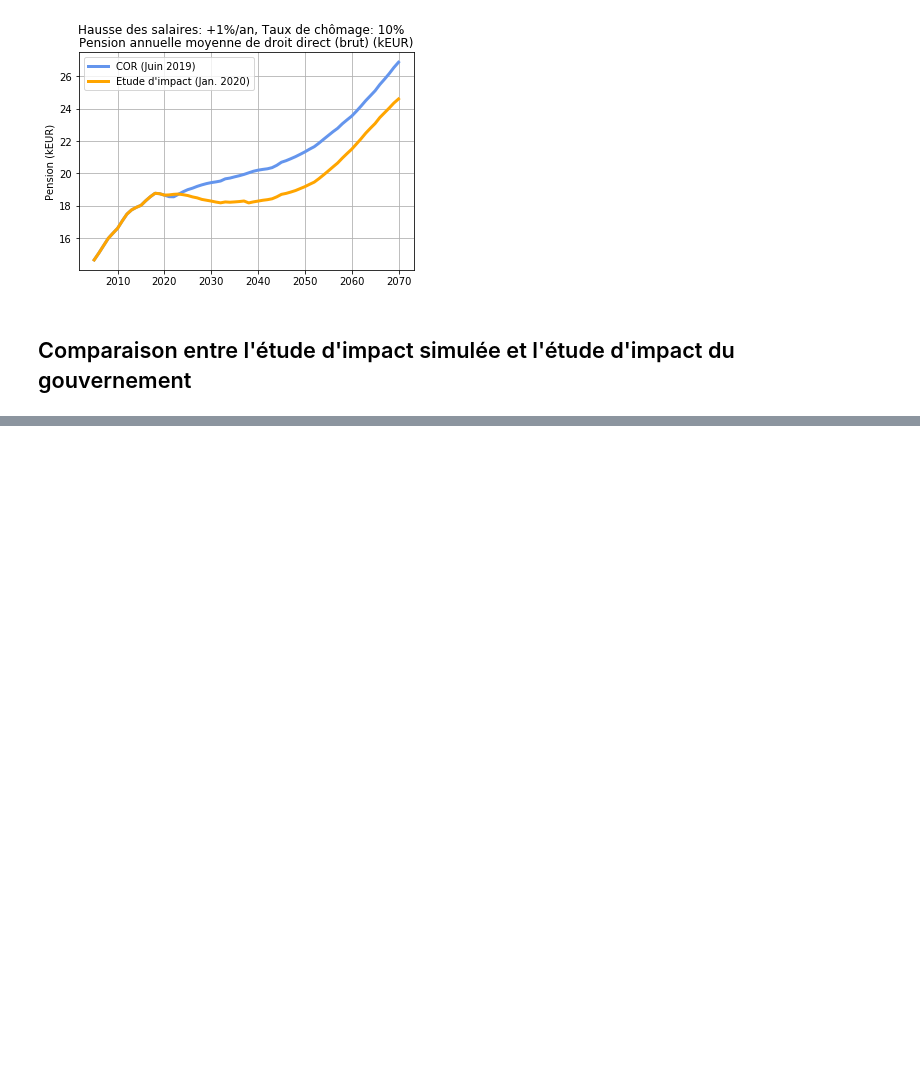
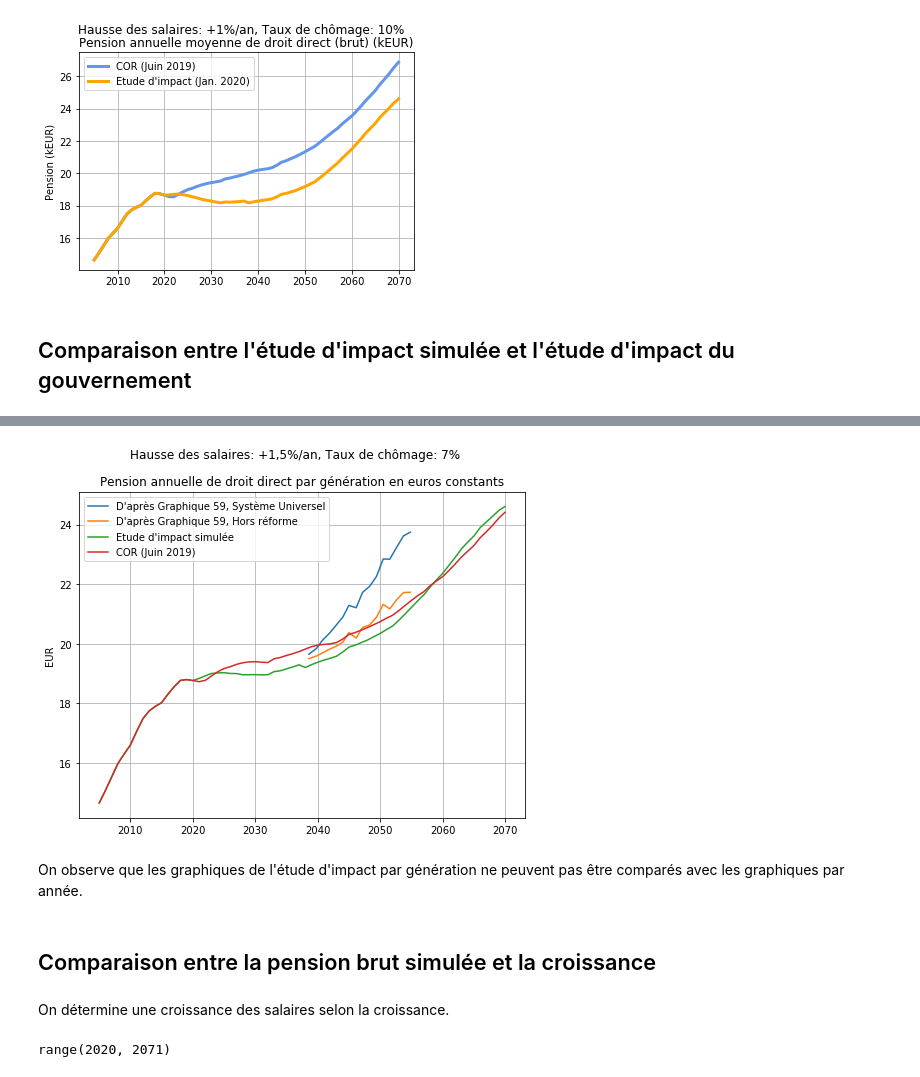
Before and after one commit to brunoscherrer/retraites, a Jupyter notebook: doc/CalculePensionAnnuelle/simulation-pension-annuelle.ipynb, the cells around one changed output, grey strips where cells are left out. Drawn from its saved outputs; the diff is of its cells as text; code cells hidden in the pictures; blank space fills up the shorter version.

Commit message:
Comparaison salaires vs pensions

```diff
--- a/doc/CalculePensionAnnuelle/simulation-pension-annuelle.ipynb
+++ b/doc/CalculePensionAnnuelle/simulation-pension-annuelle.ipynb
@@ -214,0 +235,12 @@ C'est pourquoi on ne peut pas utiliser les données du graphique 59 pour compare
+# %%
+
+pension_data = np.genfromtxt('../DigitalisationEI/EtudeImpact-Graphique-59-PensionAnnuelle-propre.csv', delimiter=',')
+pension_annees = pension_data[:,0] # Année de naissance
+pension_SUR = pension_data[:,1] # Système universel
+pension_HR = pension_data[:,2] # Hors réforme
+# %%
+
+age_data = np.genfromtxt('../DigitalisationEI/EtudeImpact-Graphique-73-AgeDepartRetraite-propre.csv', delimiter=',')
+age_annees = age_data[:,0] # Année de naissance
+age_avant = age_data[:,1] # Avant réforme
+age_apres = age_data[:,2] # Après réforme
@@ -214,0 +253,3 @@ C'est pourquoi on ne peut pas utiliser les données du graphique 59 pour compare
+# %%
+nb_annees = pension_annees.shape[0]
+nb_annees
@@ -214,0 +258,13 @@ C'est pourquoi on ne peut pas utiliser les données du graphique 59 pour compare
+# %%
+annee_EI_graphique = []
+pension_EI_graphique_SUR = []
+pension_EI_graphique_HR = []
+print("Naissance, Age départ, Année départ, Pension SUR (kEUR), Pension HR (kEUR)")
+for i in range(1, nb_annees):
+    anneeDepart = pension_annees[i] + age_apres[i]
+    print("%.1f, %.1f, %.1f, %.1f, %.1f" % \
+          (pension_annees[i], age_apres[i], anneeDepart, \
+           pension_SUR[i]/1000.0, pension_HR[i]/1000.0))
+    annee_EI_graphique.append(anneeDepart)
+    pension_EI_graphique_SUR.append(pension_SUR[i]/1000.0)
+    pension_EI_graphique_HR.append(pension_HR[i]/1000.0)
@@ -214,0 +289,28 @@ C'est pourquoi on ne peut pas utiliser les données du graphique 59 pour compare
+# %%
+pl.figure(figsize=(8, 6))
+pl.plot(annee_EI_graphique, pension_EI_graphique_SUR, label = "D'après Graphique 59, Système Universel")
+pl.plot(annee_EI_graphique, pension_EI_graphique_HR, label = "D'après Graphique 59, Hors réforme")
+pl.ylabel("EUR")
+pl.title("Pension annuelle de droit direct par génération en euros constants");
+# Scénario +1.3%
+s = 3
+titre = simulateur.scenarios_labels[s-1]
+pl.suptitle(titre)
+y = [pension_brut_EI[s][a] for a in analyse_EI.annees]
+pl.plot(analyse_EI.annees, y, label = "Etude d'impact simulée")
+y = [pension_brut_COR[s][a] for a in analyse_EI.annees]
+pl.plot(analyse_EI.annees, y, label = "COR (Juin 2019)")
+pl.grid()
+pl.legend(loc='best');
+# %% [output]
+[figure, added]
+# %% [markdown]
+On observe que les graphiques de l'étude d'impact par génération ne peuvent pas être comparés avec les graphiques par année.
+# %% [markdown]
+## Comparaison entre la pension brut simulée et la croissance
+# %% [markdown]
+On détermine une croissance des salaires selon la croissance.
+# %%
+simulateur.annees_futures
+# %% [output]
+range(2020, 2071)
```
Also changed, not shown: parts of 9 cells of this notebook, 15 other files.
